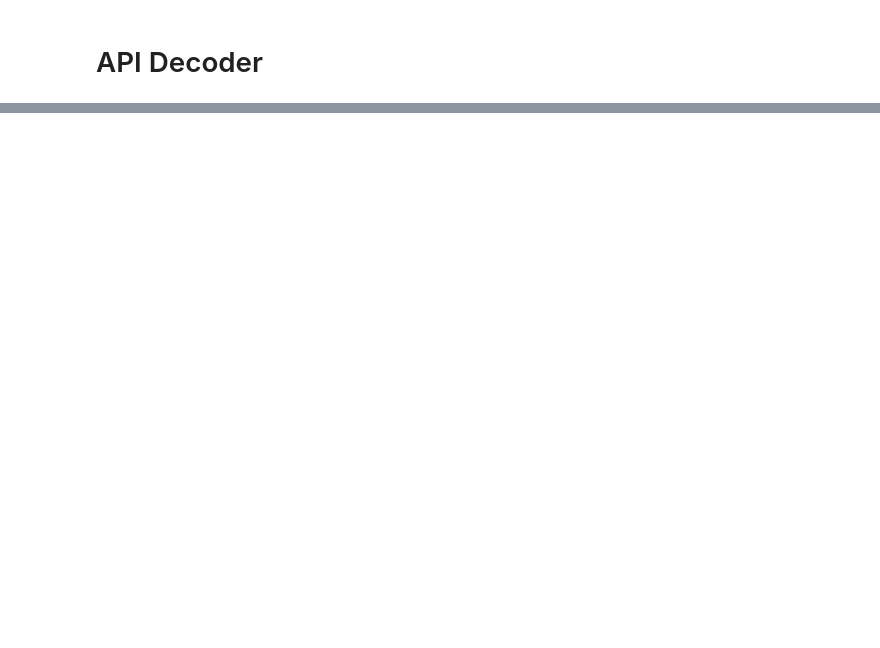
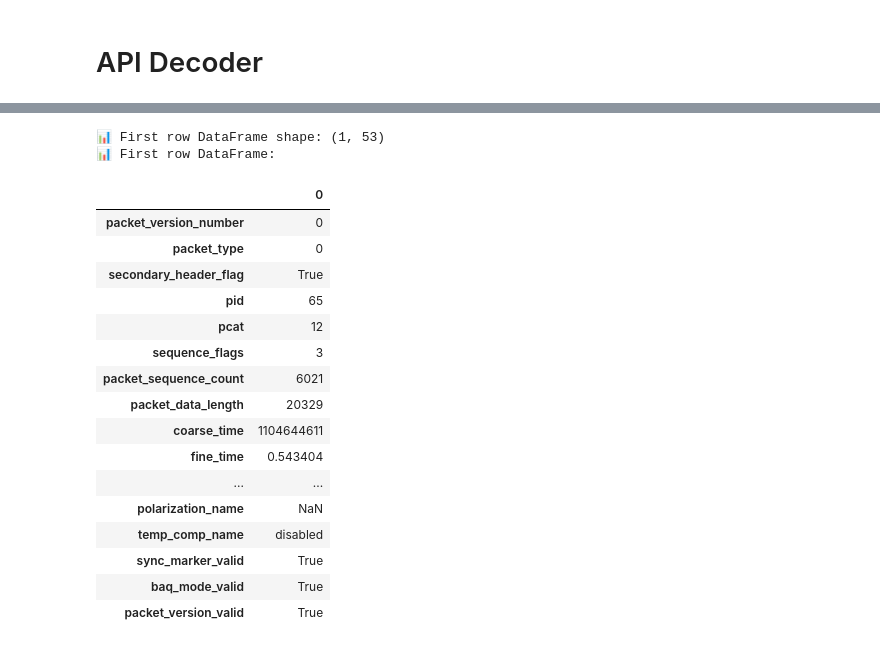
Before and after one commit to sirbastiano/srp, a Jupyter notebook: notebooks/2_decoderAPI.ipynb, the cells around one changed output, grey strips where cells are left out. Cells and saved outputs as stored; diff of their text form; code cells hidden in the pictures; blank space fills up the shorter version.

```diff
--- a/notebooks/2_decoderAPI.ipynb
+++ b/notebooks/2_decoderAPI.ipynb
@@ -47,6 +90,27 @@ first_row.shape
 # %%
-print(f'📊 First row of metadata:\n{first_row}')
-
-first_row = result['burst_data'][0]['metadata'].iloc[0]
-for item in first_row.index:
-    print(f'{item}: {first_row[item]}')
+first_row = metadata.iloc[0]
+# Create DataFrame with just the first row of metadata
+first_row_df = pd.DataFrame([first_row])
+print(f'📊 First row DataFrame shape: {first_row_df.shape}')
+print(f'📊 First row DataFrame:\n')
+first_row_df.T
+# %% [output]
+📊 First row DataFrame shape: (1, 53)
+📊 First row DataFrame:
+|  | 0 |
+| packet_version_number | 0 |
+| packet_type | 0 |
+| secondary_header_flag | True |
+| pid | 65 |
+| pcat | 12 |
+| sequence_flags | 3 |
+| packet_sequence_count | 6021 |
+| packet_data_length | 20329 |
+| coarse_time | 1104644611 |
+| fine_time | 0.543404 |
+| ... | ... |
+| polarization_name | NaN |
+| temp_comp_name | disabled |
+| sync_marker_valid | True |
+| baq_mode_valid | True |
+| packet_version_valid | True |
```
Also changed, not shown: parts of 4 cells of this notebook, 3 other files.
